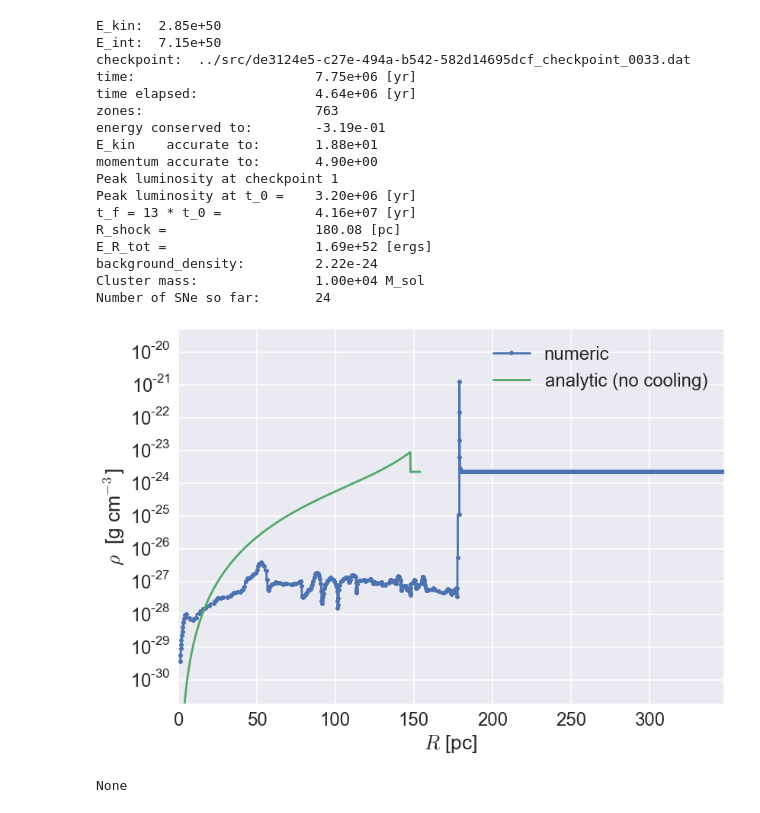
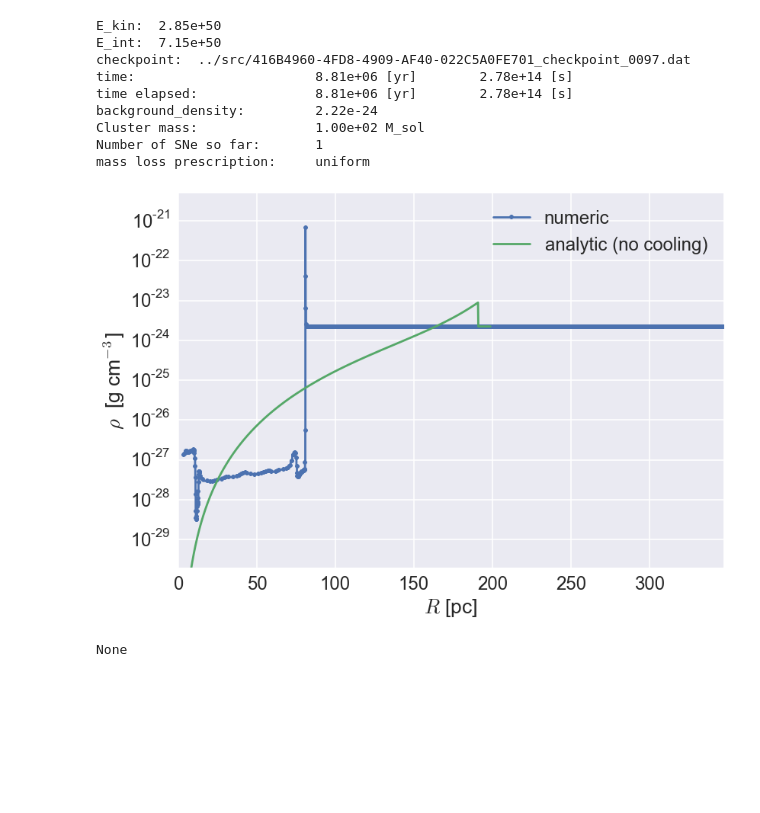
Before and after one commit to egentry/clustered_SNe, a Jupyter notebook: analysis/visualize.ipynb, the cells around one changed output. Saved outputs shown, nothing was run; the diff lists cells and outputs as text; code cells hidden in the pictures; blank space fills up the shorter version.

```diff
--- a/analysis/visualize.ipynb
+++ b/analysis/visualize.ipynb
@@ -238,31 +258,23 @@ def single_run(data_dir="", id="", last_run=None, w=widgets.widget_box.Box):
 # %%
 last_run = RunSummary()
 
 data_dir = "../src/"
 # data_dir = "../saved_runs/10_SNe_winds"
 
-id = "de" # you don't need the full uuid, just enough to distinguish it
+id = "" # you don't need the full uuid, just enough to distinguish it
 
 w = single_run(data_dir=data_dir, id=id, last_run=last_run)
 # %% [output]
 E_kin:  2.85e+50
 E_int:  7.15e+50
-checkpoint:  ../src/de3124e5-c27e-494a-b542-582d14695dcf_checkpoint_0033.dat
-time:                       7.75e+06 [yr]
-time elapsed:               4.64e+06 [yr]
-zones:                      763
-energy conserved to:        -3.19e-01
-E_kin    accurate to:       1.88e+01
-momentum accurate to:       4.90e+00
-Peak luminosity at checkpoint 1
-Peak luminosity at t_0 =    3.20e+06 [yr]
-t_f = 13 * t_0 =            4.16e+07 [yr]
-R_shock =                   180.08 [pc]
-E_R_tot =                   1.69e+52 [ergs]
+checkpoint:  ../src/416B4960-4FD8-4909-AF40-022C5A0FE701_checkpoint_0097.dat
+time:                       8.81e+06 [yr]        2.78e+14 [s]
+time elapsed:               8.81e+06 [yr]        2.78e+14 [s]
 background_density:         2.22e-24
-Cluster mass:               1.00e+04 M_sol
-Number of SNe so far:       24
+Cluster mass:               1.00e+02 M_sol
+Number of SNe so far:       1
+mass loss prescription:     uniform
-[figure, old version]
+[figure, new version]
 None
 # %%
 last_run = RunSummary()
```
Also changed, not shown: parts of 7 cells of this notebook, 1 other file.
